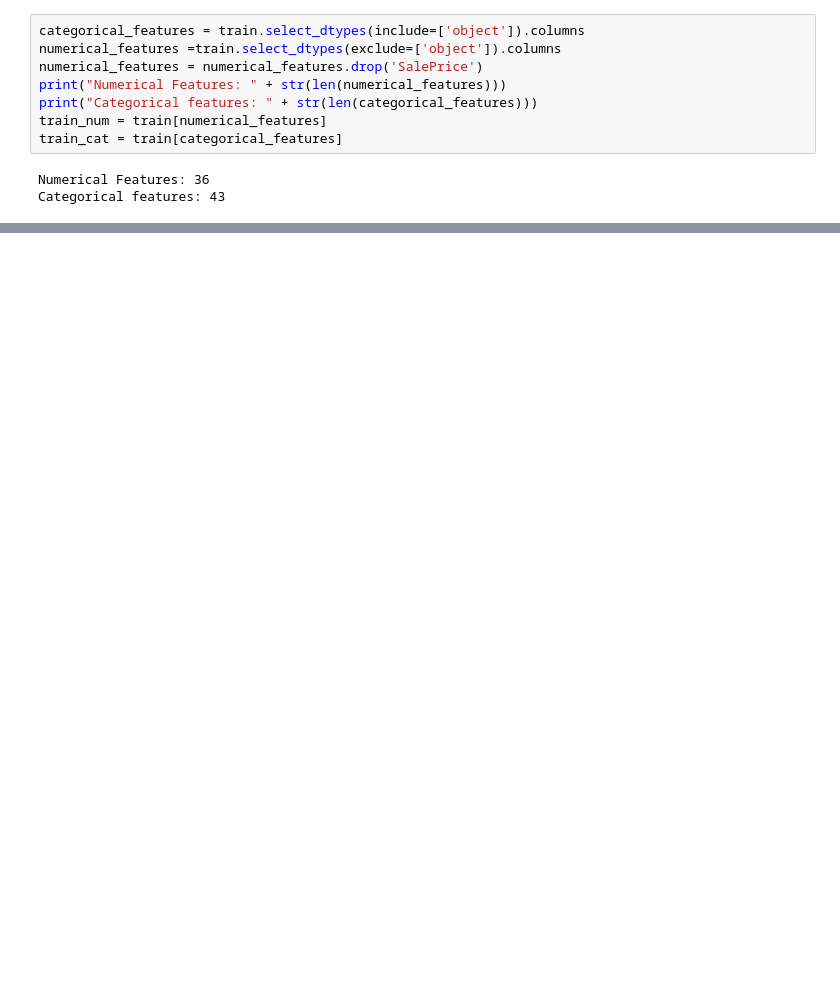
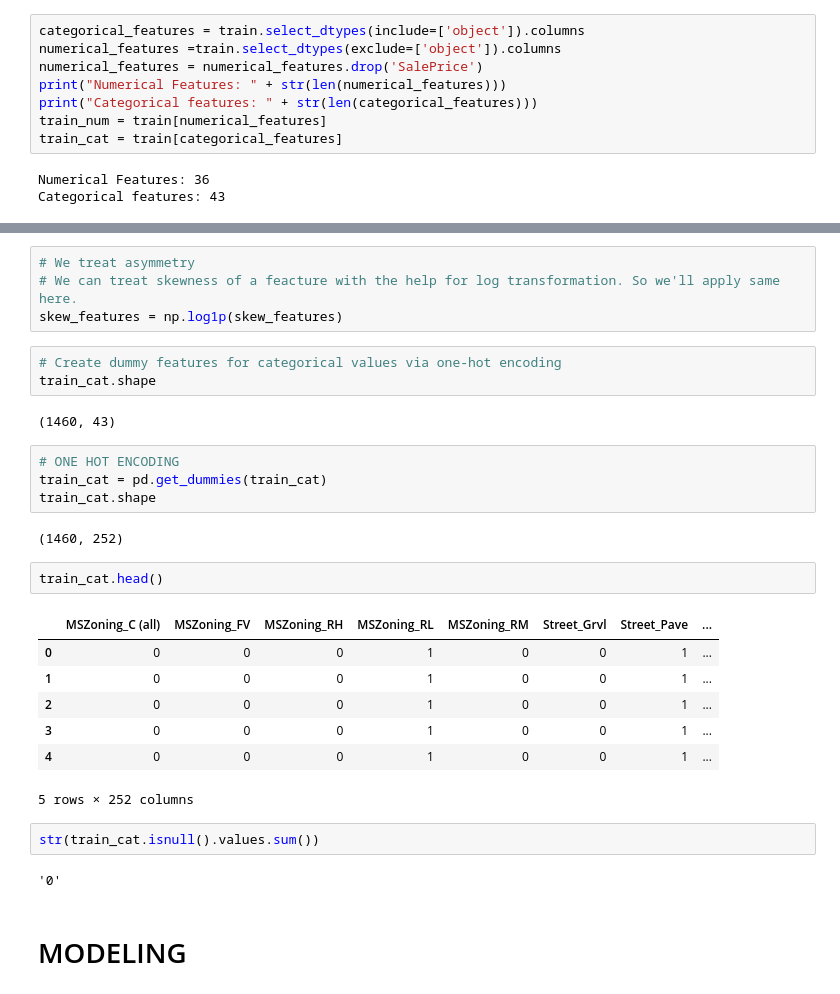
Before and after one commit to anyfish/notebook_project_ml, a Jupyter notebook: house-prices.ipynb, the cells around one changed output, grey strips where cells are left out. Drawn from its saved outputs; the diff is of its cells as text; blank space fills up the shorter version.

```diff
--- a/house-prices.ipynb
+++ b/house-prices.ipynb
@@ -287,0 +334,31 @@ __notebook_source__.ipynb
+# %%
+# We treat asymmetry
+# We can treat skewness of a feacture with the help for log transformation. So we'll apply same here.
+skew_features = np.log1p(skew_features)
+# %%
+# Create dummy features for categorical values via one-hot encoding
+train_cat.shape
+# %% [output]
+(1460, 43)
+# %%
+# ONE HOT ENCODING
+train_cat = pd.get_dummies(train_cat)
+train_cat.shape
+# %% [output]
+(1460, 252)
+# %%
+train_cat.head()
+# %% [output]
+|  | MSZoning_C (all) | MSZoning_FV | MSZoning_RH | MSZoning_RL | MSZoning_RM | Street_Grvl | Street_Pave | ... |
+| 0 | 0 | 0 | 0 | 1 | 0 | 0 | 1 | ... |
+| 1 | 0 | 0 | 0 | 1 | 0 | 0 | 1 | ... |
+| 2 | 0 | 0 | 0 | 1 | 0 | 0 | 1 | ... |
+| 3 | 0 | 0 | 0 | 1 | 0 | 0 | 1 | ... |
+| 4 | 0 | 0 | 0 | 1 | 0 | 0 | 1 | ... |
+5 rows × 252 columns
+# %%
+str(train_cat.isnull().values.sum())
+# %% [output]
+'0'
+# %% [markdown]
+# MODELING
```
Also changed, not shown: parts of 23 cells of this notebook.
